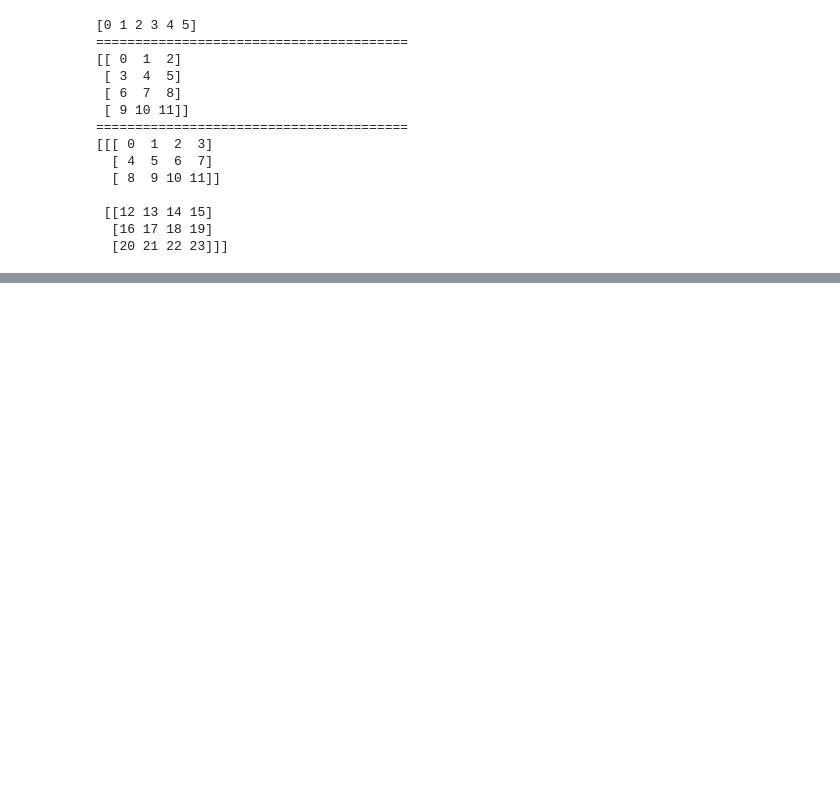
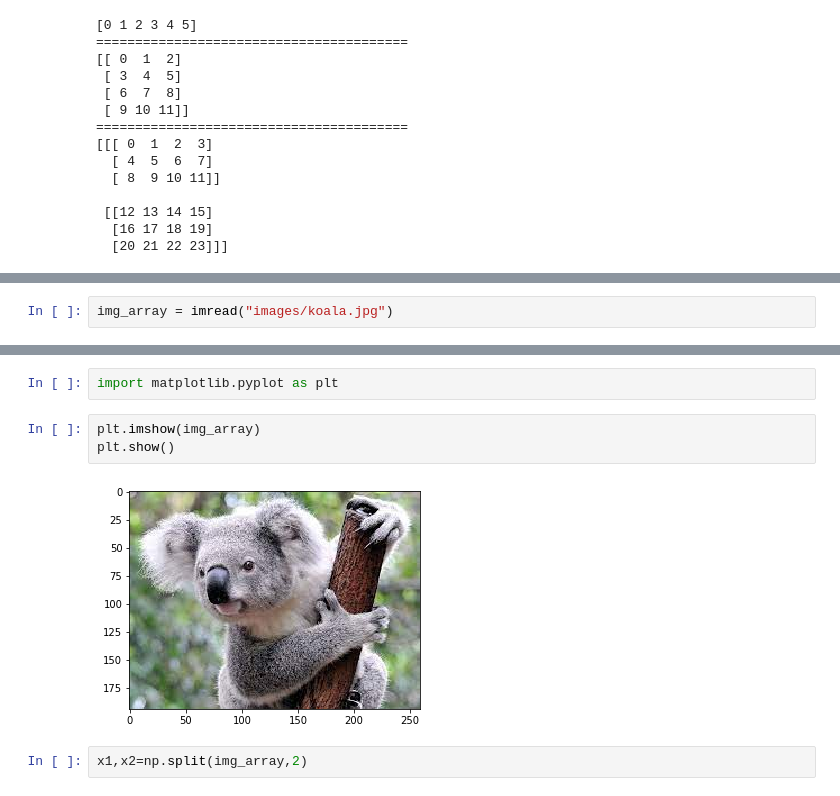
Before and after one commit to rajeshpp/Python-learn, a Jupyter notebook: docs/jupyter_notebooks/AI_ML_DS_Libs/numpy.ipynb, the cells around one changed output, grey strips where cells are left out. Saved outputs shown, nothing was run; the diff lists cells and outputs as text; blank space fills up the shorter version.

```diff
--- a/docs/jupyter_notebooks/AI_ML_DS_Libs/numpy.ipynb
+++ b/docs/jupyter_notebooks/AI_ML_DS_Libs/numpy.ipynb
@@ -118,0 +410,2 @@ print(c)
+# %%
+img_array = imread("images/koala.jpg")
@@ -118,0 +436,9 @@ print(c)
+# %%
+import matplotlib.pyplot as plt
+# %%
+plt.imshow(img_array)
+plt.show()
+# %% [output]
+[figure, added]
+# %%
+x1,x2=np.split(img_array,2)
```
Also changed, not shown: parts of 184 cells of this notebook, 12 other files.
